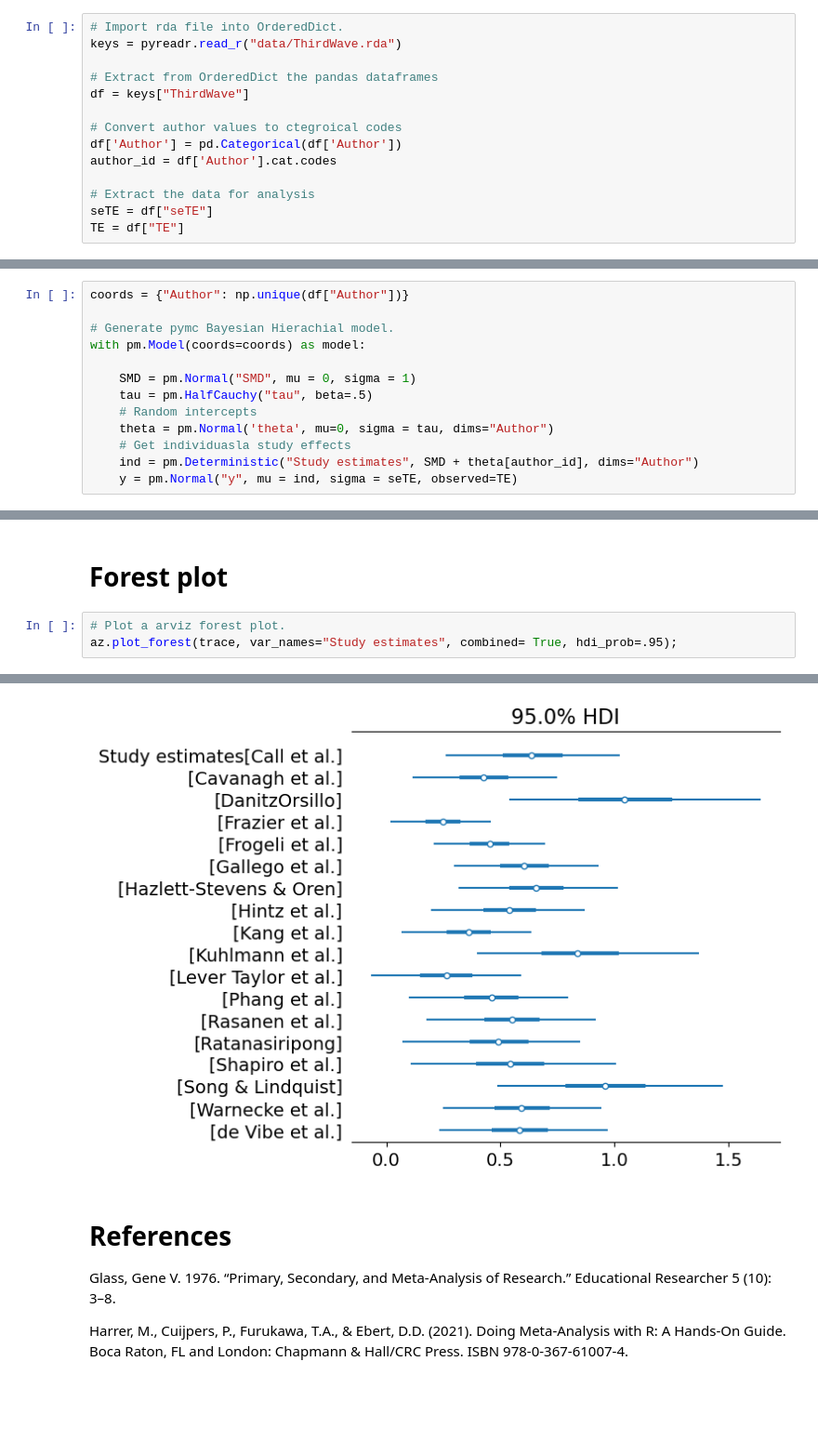
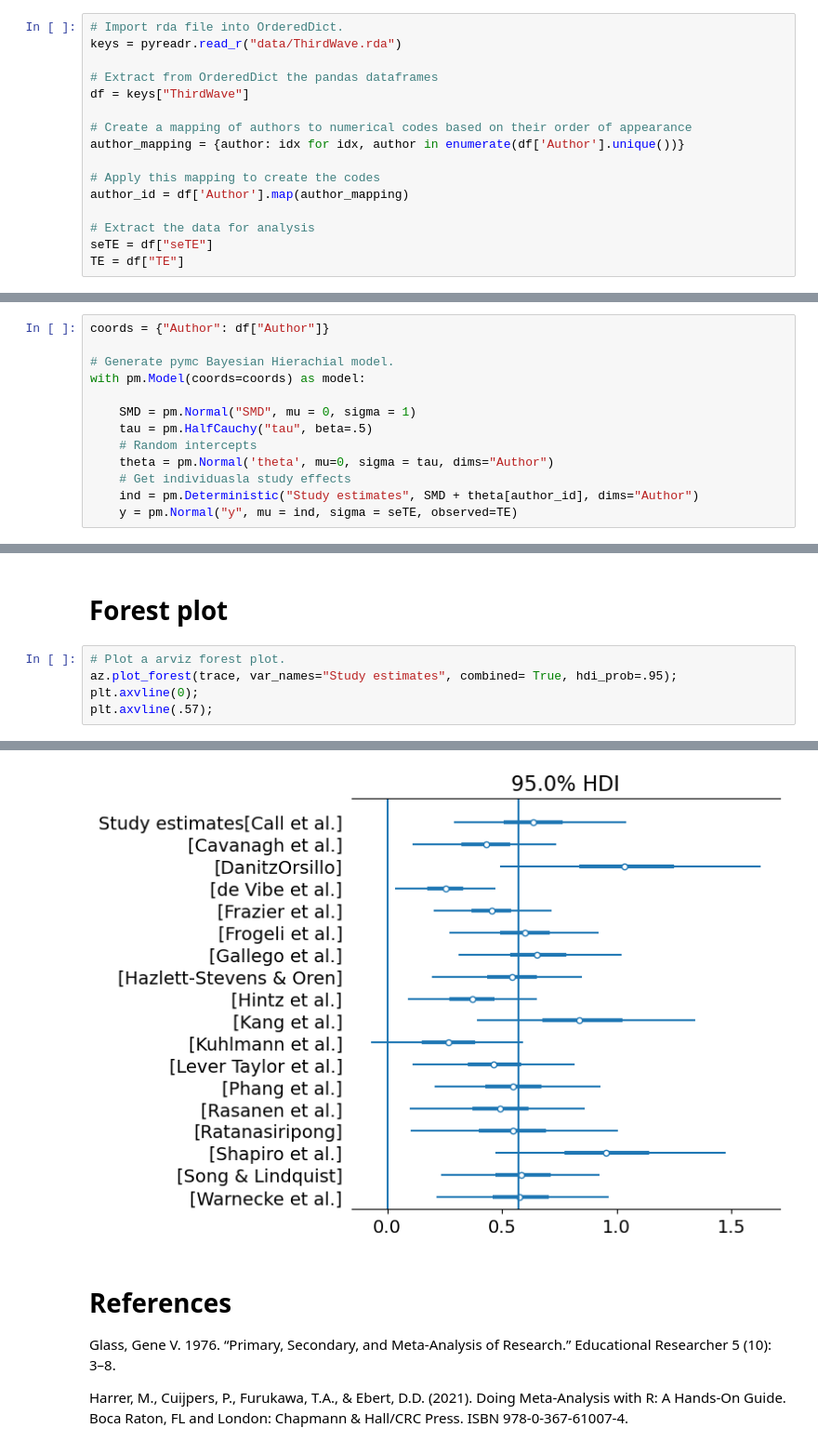
Before and after one commit to HPCurtis/meta_analysis_pymc, a Jupyter notebook: meta_analysis.ipynb, the cells around one changed output, grey strips where cells are left out. Shown at 93% size. Cells and saved outputs as stored; diff of their text form; blank space fills up the shorter version.

Commit message:
Add forest plot fixes

```diff
--- a/meta_analysis.ipynb
+++ b/meta_analysis.ipynb
@@ -34,9 +34,11 @@ keys = pyreadr.read_r("data/ThirdWave.rda")
 # Extract from OrderedDict the pandas dataframes
 df = keys["ThirdWave"]
 
-# Convert author values to ctegroical codes
-df['Author'] = pd.Categorical(df['Author'])
-author_id = df['Author'].cat.codes
+# Create a mapping of authors to numerical codes based on their order of appearance
+author_mapping = {author: idx for idx, author in enumerate(df['Author'].unique())}
+
+# Apply this mapping to create the codes
+author_id = df['Author'].map(author_mapping)
 
 # Extract the data for analysis
 seTE = df["seTE"]
@@ -61,7 +63,7 @@ How were the priors for this model selected? To start it is important to point a
 
 Figure taken from Harrer et al. 2021
 # %%
-coords = {"Author": np.unique(df["Author"])}
+coords = {"Author": df["Author"]}
 
 # Generate pymc Bayesian Hierachial model.
 with pm.Model(coords=coords) as model:
@@ -158,4 +165,6 @@ As the posterior plots ECDF plot above shows There very low probabilty for value
 # %%
 # Plot a arviz forest plot.
 az.plot_forest(trace, var_names="Study estimates", combined= True, hdi_prob=.95);
+plt.axvline(0);
+plt.axvline(.57);
 # %% [output]
@@ -162,4 +172,4 @@ az.plot_forest(trace, var_names="Study estimates", combined= True, hdi_prob=.95)
-[figure, old version]
+[figure, new version]
 # %% [markdown]
 # References
 Glass, Gene V. 1976. “Primary, Secondary, and Meta-Analysis of Research.” Educational Researcher 5 (10): 3–8.
```
Also changed, not shown: parts of 10 cells of this notebook.
